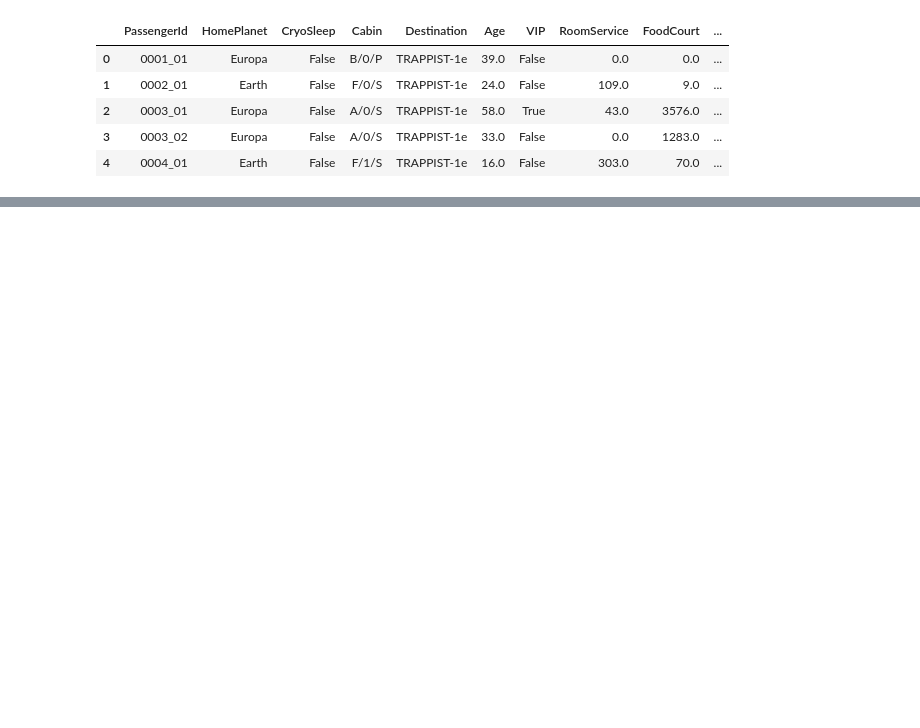
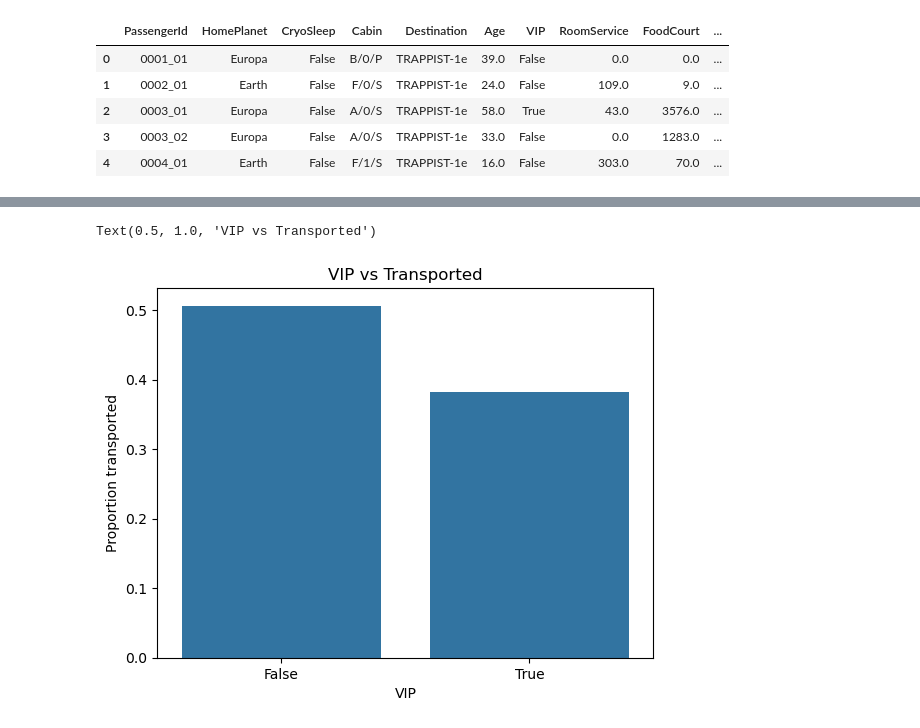
Before and after one commit to ahanakar/FEBS_TITANIC_PS_GROUP_1, a Jupyter notebook: notebooks/preprocessing_ahana.ipynb, the cells around one changed output, grey strips where cells are left out. Saved outputs shown, nothing was run; the diff lists cells and outputs as text; code cells hidden in the pictures; blank space fills up the shorter version.

```diff
--- a/notebooks/preprocessing_ahana.ipynb
+++ b/notebooks/preprocessing_ahana.ipynb
@@ -79,0 +130,10 @@ Name: count, dtype: int64
+# %%
+#vip vs transported
+plot_vip = df.groupby('VIP')['Transported'].mean().reset_index()
+sns.barplot(x = 'VIP', y = 'Transported', data = plot_vip, errorbar = None)
+plt.ylabel('Proportion transported')
+plt.title('VIP vs Transported')
+#passengers who weren't given VIP status had a higher chance of being transported
+# %% [output]
+Text(0.5, 1.0, 'VIP vs Transported')
+[figure, added]
```
Also changed, not shown: parts of 10 cells of this notebook.
